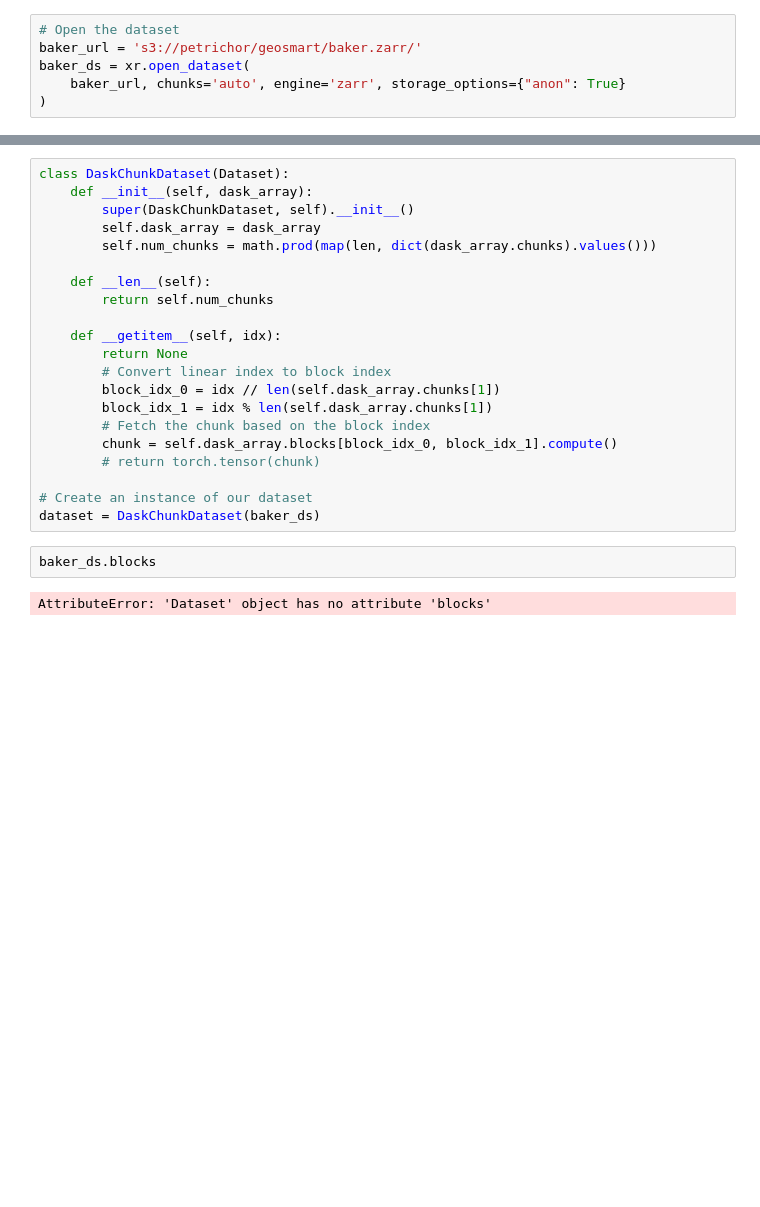
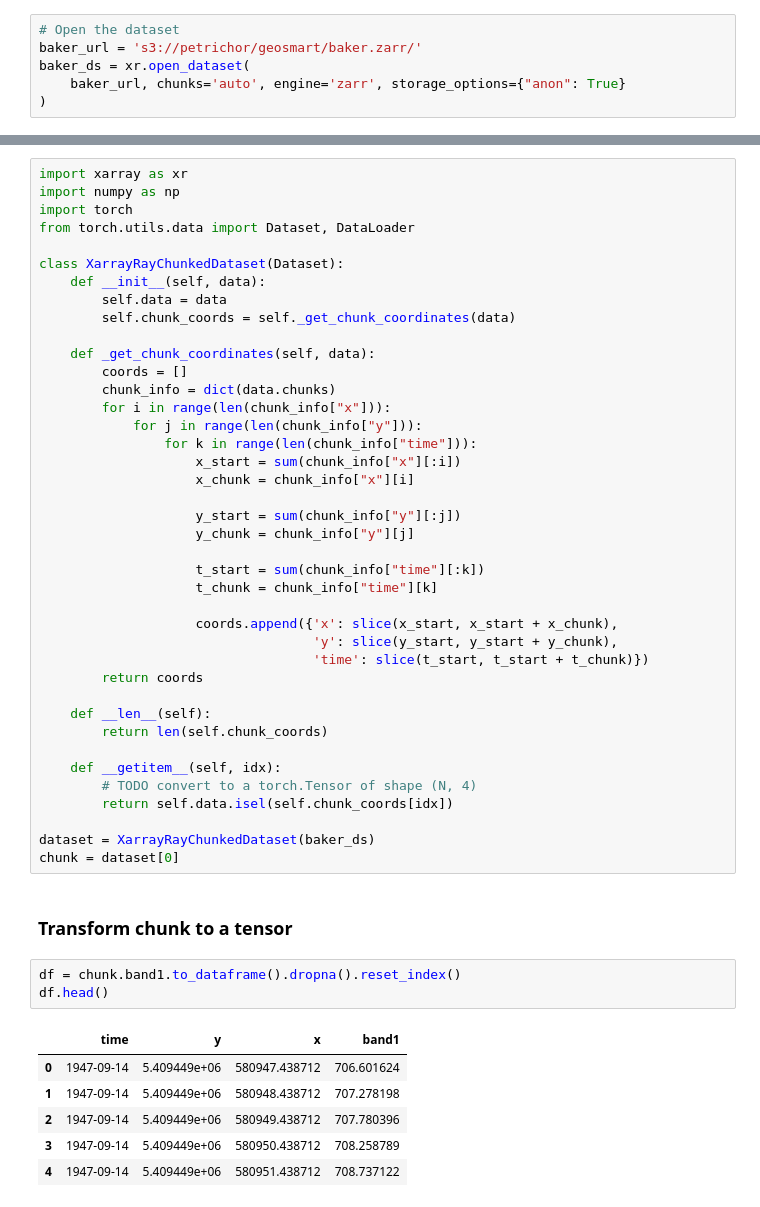
Before and after one commit to geo-smart/spacetime-elevation, a Jupyter notebook: contributors/keenan/gpytorch_reprex.ipynb, the cells around one changed output, grey strips where cells are left out. Drawn from its saved outputs; the diff is of its cells as text; blank space fills up the shorter version.

```diff
--- a/contributors/keenan/gpytorch_reprex.ipynb
+++ b/contributors/keenan/gpytorch_reprex.ipynb
@@ -72,25 +87,52 @@ Frozen({'time': (55,), 'y': (843, 843, 843, 843, 843, 843, 843), 'x': (540, 540,
-# %%
-class DaskChunkDataset(Dataset):
-    def __init__(self, dask_array):
-        super(DaskChunkDataset, self).__init__()
-        self.dask_array = dask_array
-        self.num_chunks = math.prod(map(len, dict(dask_array.chunks).values()))
-
-    def __len__(self):
-        return self.num_chunks
-
-    def __getitem__(self, idx):
-        return None
-        # Convert linear index to block index
-        block_idx_0 = idx // len(self.dask_array.chunks[1])
-        block_idx_1 = idx % len(self.dask_array.chunks[1])
-        # Fetch the chunk based on the block index
-        chunk = self.dask_array.blocks[block_idx_0, block_idx_1].compute()
-        # return torch.tensor(chunk)
-
-# Create an instance of our dataset
-dataset = DaskChunkDataset(baker_ds)
-# %%
-baker_ds.blocks
-# %% [output]
-AttributeError: 'Dataset' object has no attribute 'blocks'
+# %%
+import xarray as xr
+import numpy as np
+import torch
+from torch.utils.data import Dataset, DataLoader
+
+class XarrayRayChunkedDataset(Dataset):
+    def __init__(self, data):
+        self.data = data
+        self.chunk_coords = self._get_chunk_coordinates(data)
+
+    def _get_chunk_coordinates(self, data):
+        coords = []
+        chunk_info = dict(data.chunks)
+        for i in range(len(chunk_info["x"])):
+            for j in range(len(chunk_info["y"])):
+                for k in range(len(chunk_info["time"])):
+                    x_start = sum(chunk_info["x"][:i])
+                    x_chunk = chunk_info["x"][i]
+
+                    y_start = sum(chunk_info["y"][:j])
+                    y_chunk = chunk_info["y"][j]
+
+                    t_start = sum(chunk_info["time"][:k])
+                    t_chunk = chunk_info["time"][k]
+
+                    coords.append({'x': slice(x_start, x_start + x_chunk),
+                                   'y': slice(y_start, y_start + y_chunk),
+                                   'time': slice(t_start, t_start + t_chunk)})
+        return coords
+
+    def __len__(self):
+        return len(self.chunk_coords)
+
+    def __getitem__(self, idx):
+        # TODO convert to a torch.Tensor of shape (N, 4)
+        return self.data.isel(self.chunk_coords[idx])
+
+dataset = XarrayRayChunkedDataset(baker_ds)
+chunk = dataset[0]
+# %% [markdown]
+### Transform chunk to a tensor
+# %%
+df = chunk.band1.to_dataframe().dropna().reset_index()
+df.head()
+# %% [output]
+|  | time | y | x | band1 |
+| 0 | 1947-09-14 | 5.409449e+06 | 580947.438712 | 706.601624 |
+| 1 | 1947-09-14 | 5.409449e+06 | 580948.438712 | 707.278198 |
+| 2 | 1947-09-14 | 5.409449e+06 | 580949.438712 | 707.780396 |
+| 3 | 1947-09-14 | 5.409449e+06 | 580950.438712 | 708.258789 |
+| 4 | 1947-09-14 | 5.409449e+06 | 580951.438712 | 708.737122 |
```
Also changed, not shown: parts of 12 cells of this notebook.
